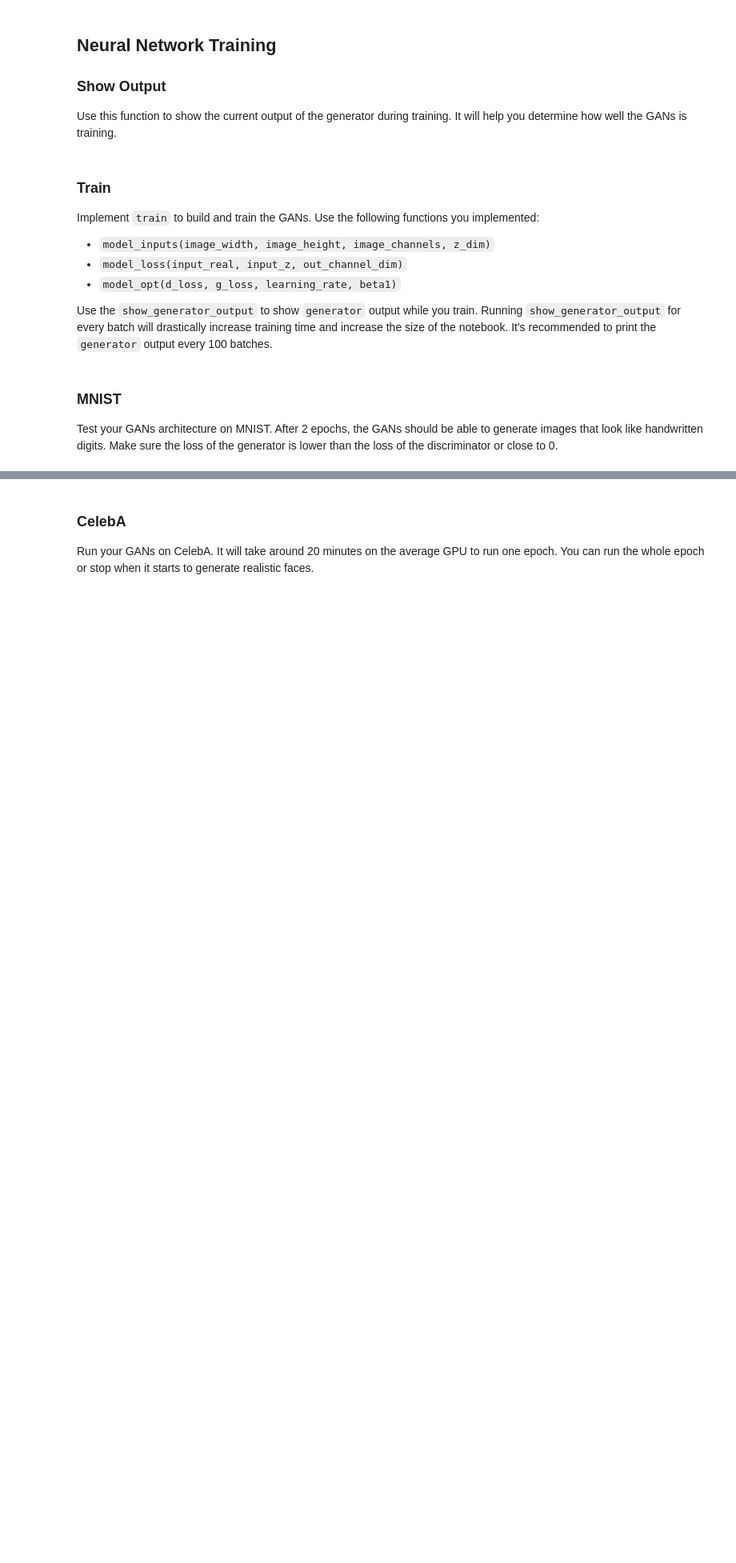
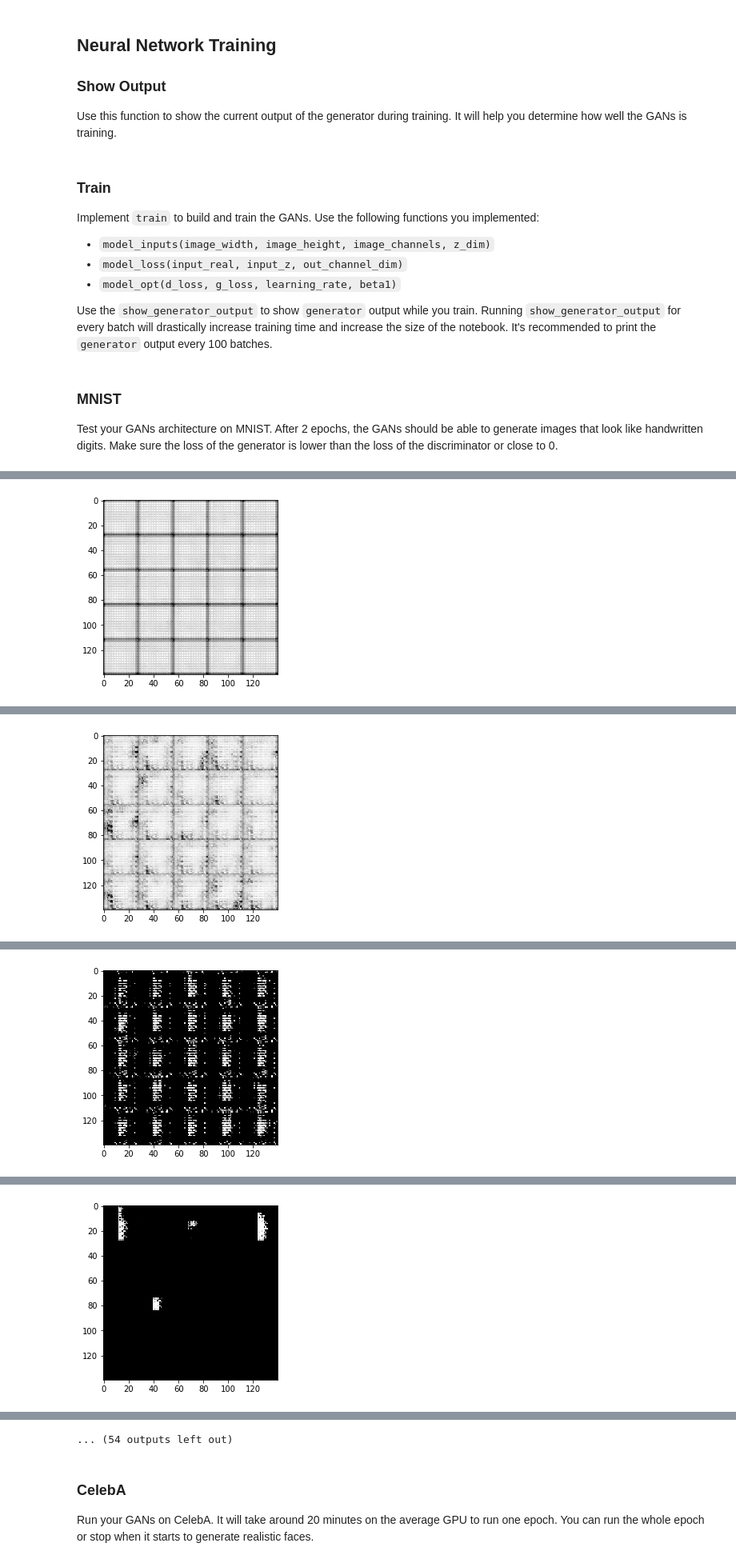
Before and after one commit to smkarber/udacity_face_generator, a Jupyter notebook: dlnd_face_generation.ipynb, the cells around one changed output, grey strips where cells are left out. Shown at 80% size. Saved outputs shown, nothing was run; the diff lists cells and outputs as text; code cells hidden in the pictures; blank space fills up the shorter version.

```diff
--- a/dlnd_face_generation.ipynb
+++ b/dlnd_face_generation.ipynb
@@ -221,7 +221,7 @@ Implement `model_loss` to build the GANs for training and calculate the loss.  T
 - `discriminator(images, reuse=False)`
 - `generator(z, out_channel_dim, is_train=True)`
 # %%
-def model_loss(input_real, input_z, out_channel_dim, alpha=0.2):
+def model_loss(input_real, input_z, out_channel_dim, alpha=0.2, smooth=0.1):
     """
     Get the loss for the discriminator and generator
     :param input_real: Images from the real dataset
@@ -233,7 +233,8 @@ def model_loss(input_real, input_z, out_channel_dim, alpha=0.2):
     d_model_r, d_logits_r = discriminator(input_real)
     d_model_f, d_logits_f = discriminator(g_model, reuse=True)
 
-    d_loss_r = tf.reduce_mean(tf.nn.sigmoid_cross_entropy_with_logits(logits=d_logits_r, labels=tf.ones_like(d_model_r)))
+    d_loss_r = tf.reduce_mean(tf.nn.sigmoid_cross_entropy_with_logits(logits=d_logits_r,
+                                                                      labels=tf.ones_like(d_model_r) * (1 - smooth)))
     d_loss_f = tf.reduce_mean(tf.nn.sigmoid_cross_entropy_with_logits(logits=d_logits_f, labels=tf.zeros_like(d_model_f)))
     d_loss_sum = d_loss_r + d_loss_f
     g_loss = tf.reduce_mean(tf.nn.sigmoid_cross_entropy_with_logits(logits=d_logits_f, labels=tf.ones_like(d_model_f)))
@@ -367,7 +368,7 @@ def train(epoch_count, batch_size, z_dim, learning_rate, beta1, get_batches, dat
                         feed_dict={ z_images: batch_z })
 
                     samples.append(g_samples)
-                    _ = show_generator_output(sess, 25, tf.convert_to_tensor(g_samples), z_dim, data_image_mode)
+                    _ = show_generator_output(sess, 25, z_images, channels, data_image_mode)
 
 
 #         saver.save(sess, './checkpoints/generator.ckpt')
@@ -377,9 +378,9 @@ def train(epoch_count, batch_size, z_dim, learning_rate, beta1, get_batches, dat
 ### MNIST
 Test your GANs architecture on MNIST.  After 2 epochs, the GANs should be able to generate images that look like handwritten digits.  Make sure the loss of the generator is lower than the loss of the discriminator or close to 0.
 # %%
-batch_size = 24
-z_dim = 125
-learning_rate = 0.00025
+batch_size = 32
+z_dim = 100
+learning_rate = 0.0006
 beta1 = 0.1
 
 
@@ -405,0 +407 @@ Epoch 1/2... Discriminator Loss: 0.0006... Generator Loss: 9.7269
+[figure, added]
@@ -406,0 +418 @@ ValueError: Trying to share variable generator/fully_connected/weights, but spec
+[figure, added]
@@ -406,0 +429 @@ ValueError: Trying to share variable generator/fully_connected/weights, but spec
+[figure, added]
@@ -406,0 +440 @@ ValueError: Trying to share variable generator/fully_connected/weights, but spec
+[figure, added]
@@ -407,3 +463,4 @@ ValueError: Trying to share variable generator/fully_connected/weights, but spec
+... (54 outputs left out)
 # %% [markdown]
 ### CelebA
 Run your GANs on CelebA.  It will take around 20 minutes on the average GPU to run one epoch.  You can run the whole epoch or stop when it starts to generate realistic faces.
```
Also changed, not shown: parts of 2 cells of this notebook, 1 other file.
